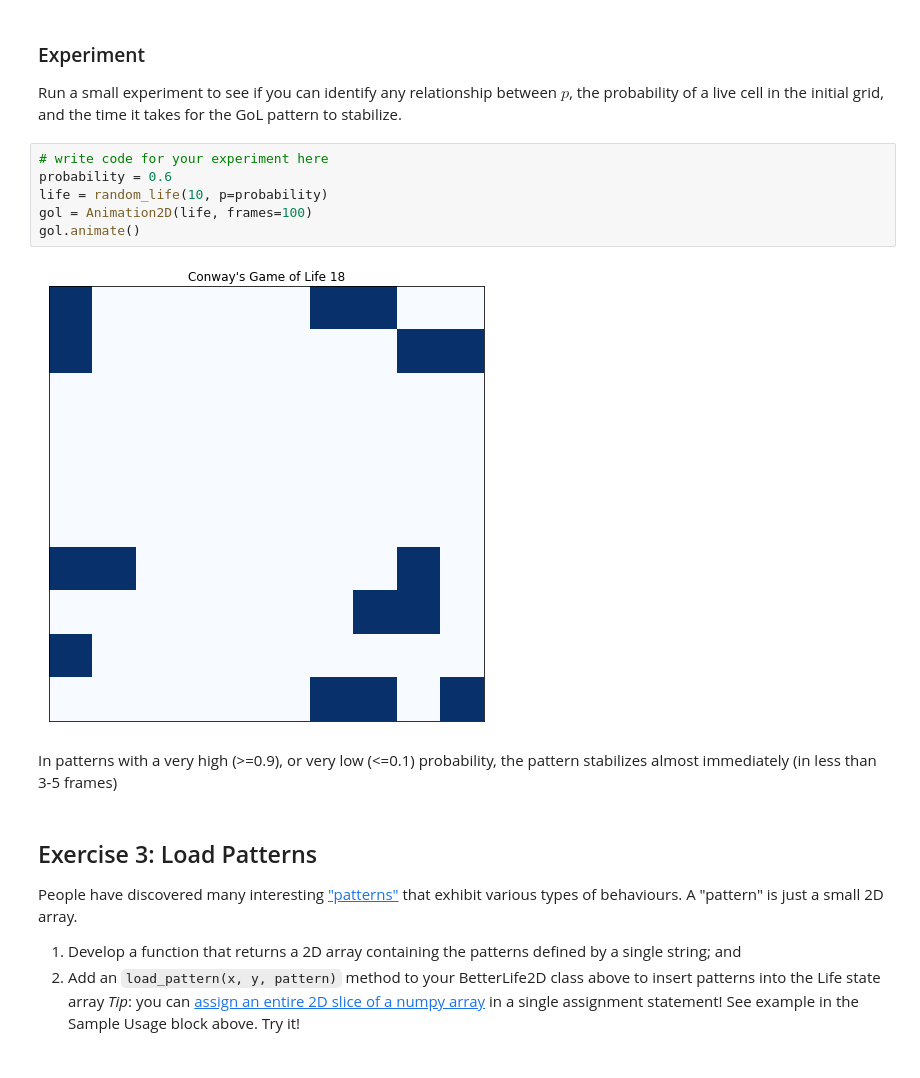
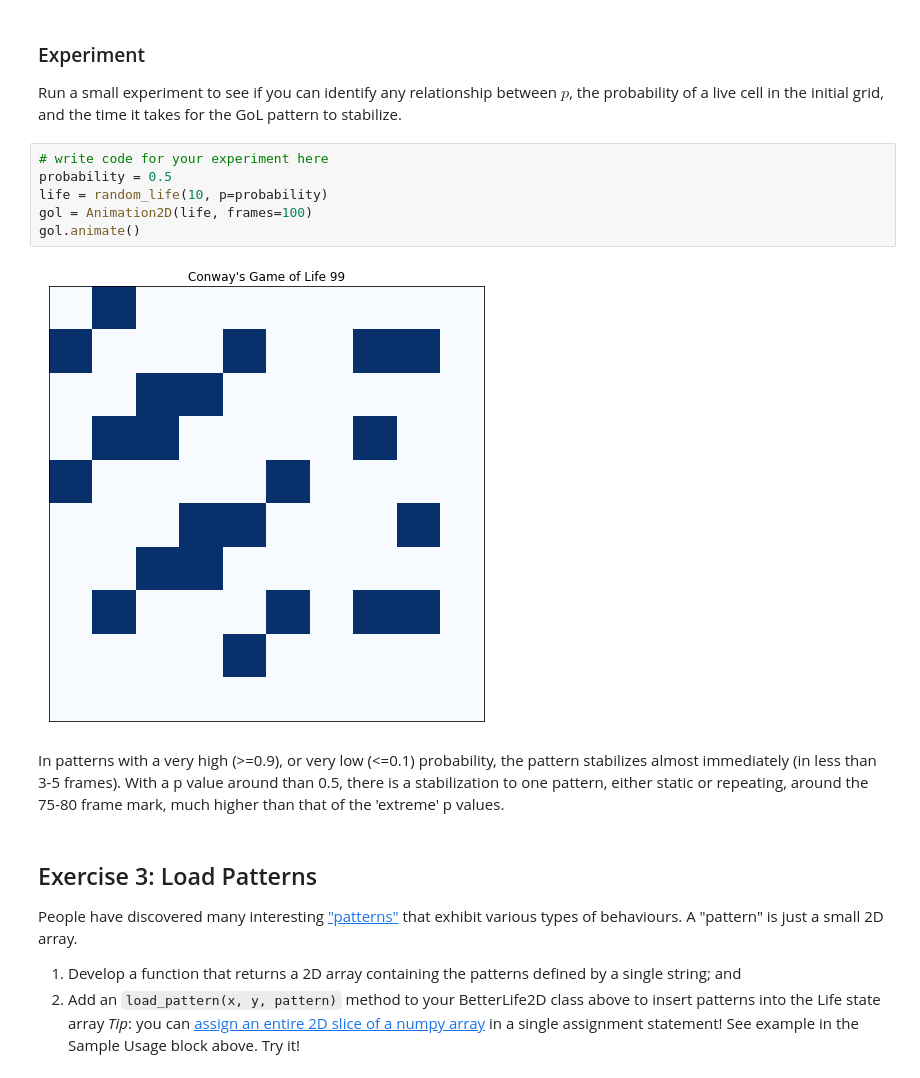
Before and after one commit to StoneMason495/cap-comp215, a Jupyter notebook: labs/lab06ZM.ipynb, the cells around one changed output. Saved outputs shown, nothing was run; the diff lists cells and outputs as text.

```diff
--- a/labs/lab06ZM.ipynb
+++ b/labs/lab06ZM.ipynb
@@ -225,14 +225,14 @@ array([[1, 1, 1, 0, 1, 0, 0, 0, 1, 0],
 Run a small experiment to see if you can identify any relationship between $p$, the probability of a live cell in the initial grid, and the time it takes for the GoL pattern to stabilize.
 # %%
 # write code for your experiment here
-probability = 0.6
+probability = 0.5
 life = random_life(10, p=probability)
 gol = Animation2D(life, frames=100)
 gol.animate()
 # %% [output]
-[figure, old version]
+[figure, new version]
 # %% [markdown]
-In patterns with a very high (>=0.9), or very low (<=0.1) probability, the pattern stabilizes almost immediately (in less than 3-5 frames)
+In patterns with a very high (>=0.9), or very low (<=0.1) probability, the pattern stabilizes almost immediately (in less than 3-5 frames). With a p value around than 0.5, there is a stabilization to one pattern, either static or repeating, around the 75-80 frame mark, much higher than that of the 'extreme' p values.
 # %% [markdown]
 ## Exercise 3: Load Patterns
 People have discovered many interesting ["patterns"](https://conwaylife.com/wiki/Category:Patterns) that exhibit various types of behaviours.
```
